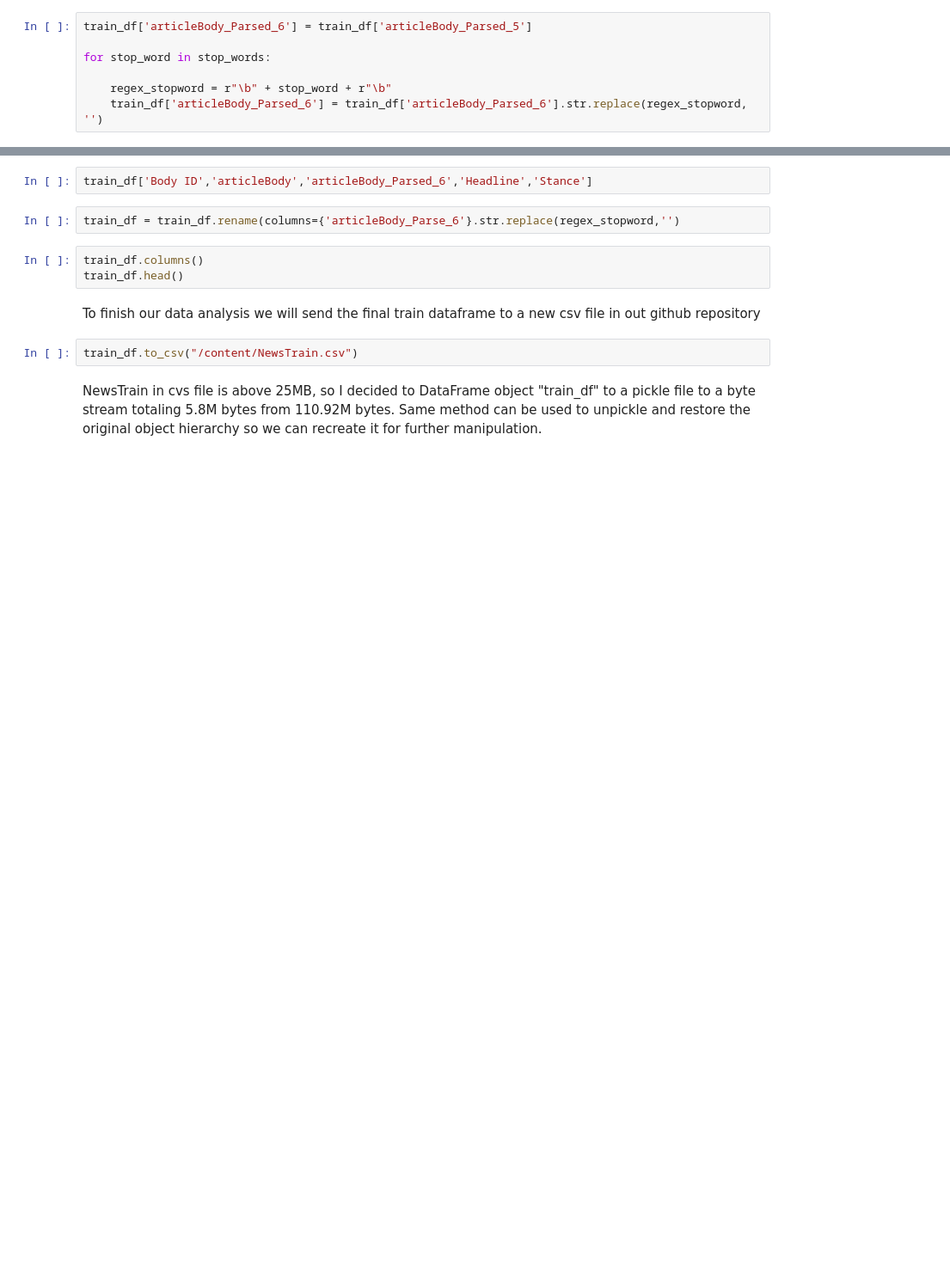
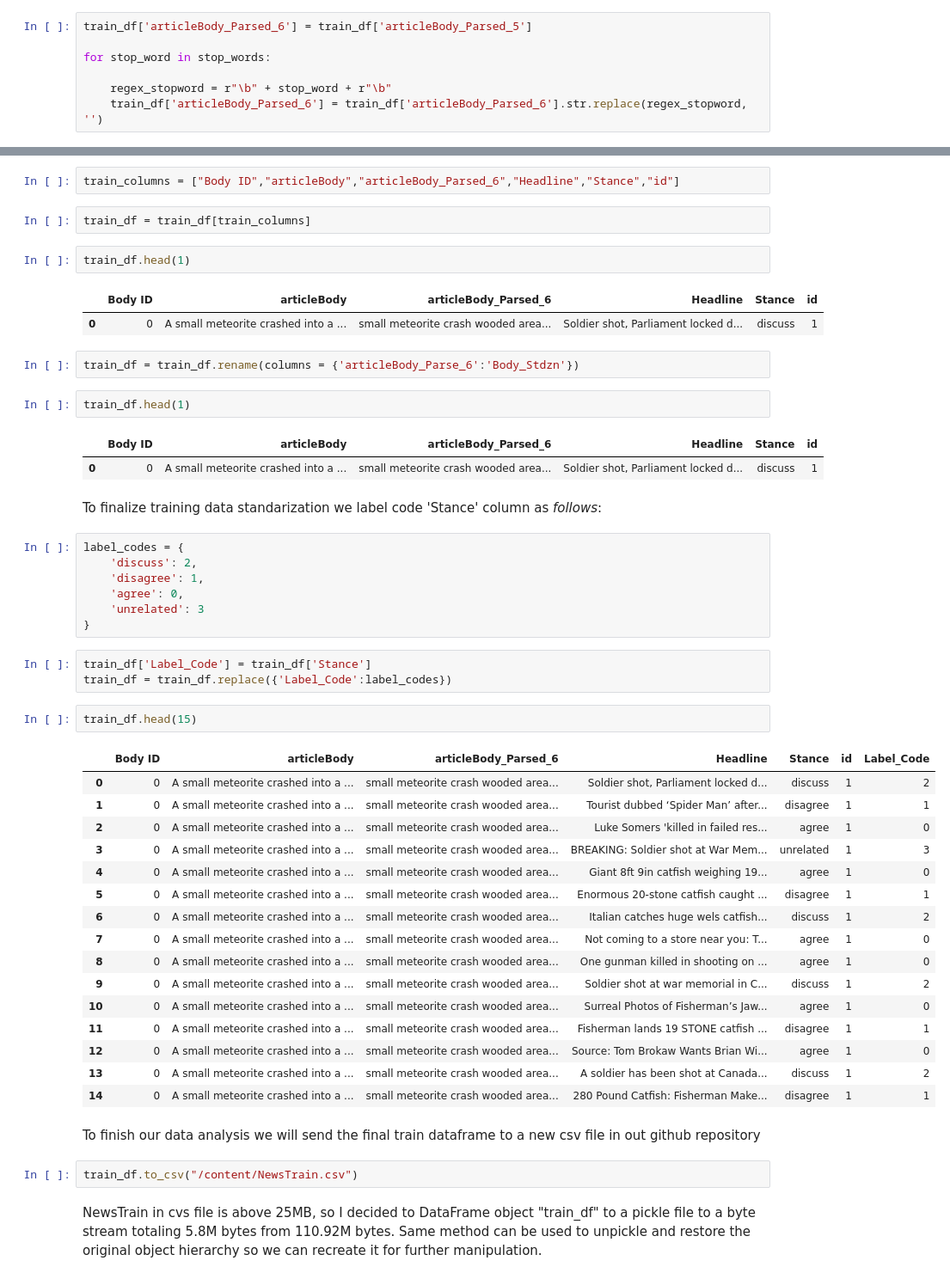
Before and after one commit to StavroK/MtySaturdayAI2020, a Jupyter notebook: Understanding Train Data.ipynb, the cells around one changed output, grey strips where cells are left out. Shown: that part at 86% size. Drawn from its saved outputs; the diff is of its cells as text; blank space fills up the shorter version.

```diff
--- a/Understanding Train Data.ipynb
+++ b/Understanding Train Data.ipynb
@@ -363,10 +378,50 @@ for stop_word in stop_words:
 # %%
-train_df['Body ID','articleBody','articleBody_Parsed_6','Headline','Stance']
+train_columns = ["Body ID","articleBody","articleBody_Parsed_6","Headline","Stance","id"]
+# %%
+train_df = train_df[train_columns]
+# %%
+train_df.head(1)
+# %% [output]
+|  | Body ID | articleBody | articleBody_Parsed_6 | Headline | Stance | id |
+| 0 | 0 | A small meteorite crashed into a ... | small meteorite crash wooded area... | Soldier shot, Parliament locked d... | discuss | 1 |
 # %%
-train_df = train_df.rename(columns={'articleBody_Parse_6'}.str.replace(regex_stopword,'')
+train_df = train_df.rename(columns = {'articleBody_Parse_6':'Body_Stdzn'})
 # %%
-train_df.columns()
-train_df.head()
+train_df.head(1)
+# %% [output]
+|  | Body ID | articleBody | articleBody_Parsed_6 | Headline | Stance | id |
+| 0 | 0 | A small meteorite crashed into a ... | small meteorite crash wooded area... | Soldier shot, Parliament locked d... | discuss | 1 |
+# %% [markdown]
+To finalize training data standarization we label code 'Stance' column as *follows*:
+# %%
+label_codes = {
+    'discuss': 2,
+    'disagree': 1,
+    'agree': 0,
+    'unrelated': 3
+}
+# %%
+train_df['Label_Code'] = train_df['Stance']
+train_df = train_df.replace({'Label_Code':label_codes})
+# %%
+train_df.head(15)
+# %% [output]
+|  | Body ID | articleBody | articleBody_Parsed_6 | Headline | Stance | id | Label_Code |
+| 0 | 0 | A small meteorite crashed into a ... | small meteorite crash wooded area... | Soldier shot, Parliament locked d... | discuss | 1 | 2 |
+| 1 | 0 | A small meteorite crashed into a ... | small meteorite crash wooded area... | Tourist dubbed ‘Spider Man’ after... | disagree | 1 | 1 |
+| 2 | 0 | A small meteorite crashed into a ... | small meteorite crash wooded area... | Luke Somers 'killed in failed res... | agree | 1 | 0 |
+| 3 | 0 | A small meteorite crashed into a ... | small meteorite crash wooded area... | BREAKING: Soldier shot at War Mem... | unrelated | 1 | 3 |
+| 4 | 0 | A small meteorite crashed into a ... | small meteorite crash wooded area... | Giant 8ft 9in catfish weighing 19... | agree | 1 | 0 |
+| 5 | 0 | A small meteorite crashed into a ... | small meteorite crash wooded area... | Enormous 20-stone catfish caught ... | disagree | 1 | 1 |
+| 6 | 0 | A small meteorite crashed into a ... | small meteorite crash wooded area... | Italian catches huge wels catfish... | discuss | 1 | 2 |
+| 7 | 0 | A small meteorite crashed into a ... | small meteorite crash wooded area... | Not coming to a store near you: T... | agree | 1 | 0 |
+| 8 | 0 | A small meteorite crashed into a ... | small meteorite crash wooded area... | One gunman killed in shooting on ... | agree | 1 | 0 |
+| 9 | 0 | A small meteorite crashed into a ... | small meteorite crash wooded area... | Soldier shot at war memorial in C... | discuss | 1 | 2 |
+| 10 | 0 | A small meteorite crashed into a ... | small meteorite crash wooded area... | Surreal Photos of Fisherman’s Jaw... | agree | 1 | 0 |
+| 11 | 0 | A small meteorite crashed into a ... | small meteorite crash wooded area... | Fisherman lands 19 STONE catfish ... | disagree | 1 | 1 |
+| 12 | 0 | A small meteorite crashed into a ... | small meteorite crash wooded area... | Source: Tom Brokaw Wants Brian Wi... | agree | 1 | 0 |
+| 13 | 0 | A small meteorite crashed into a ... | small meteorite crash wooded area... | A soldier has been shot at Canada... | discuss | 1 | 2 |
+| 14 | 0 | A small meteorite crashed into a ... | small meteorite crash wooded area... | 280 Pound Catfish: Fisherman Make... | disagree | 1 | 1 |
 # %% [markdown]
 To finish our data analysis we will send the final train dataframe to a new csv file in out github repository
 # %%
```
Also changed, not shown: parts of 9 cells of this notebook.
